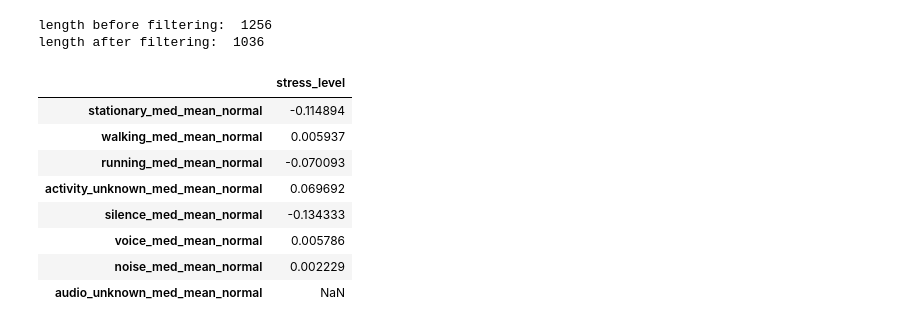
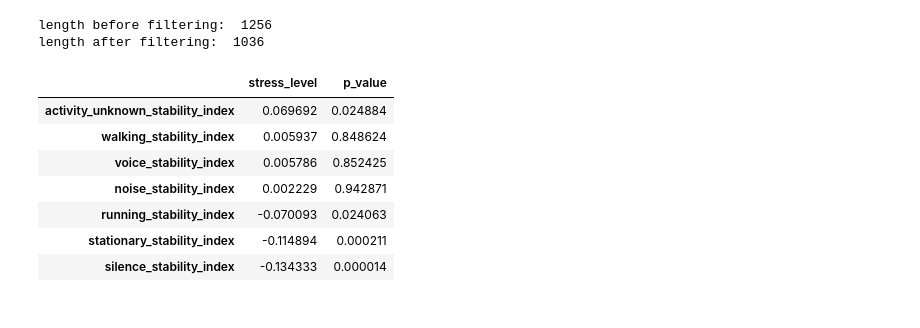
Before and after one commit to behavioral-data/stability-index, a Jupyter notebook: StudentLife/relationship_between_stability_index_and_ema.ipynb, the cells around one changed output. Drawn from its saved outputs; the diff is of its cells as text; code cells hidden in the pictures.

```diff
--- a/StudentLife/relationship_between_stability_index_and_ema.ipynb
+++ b/StudentLife/relationship_between_stability_index_and_ema.ipynb
@@ -568,7 +411,7 @@ def get_filtered_ema_from_table(NUM_GOOD_DAYS_REQUIRED, current_ema):
 table0 = pd.read_csv('table_ema_'+str(TRAINING_WINDOW)+'_'+str(BLOCK_WINDOW)+'.csv')
 # %%
 print('length before filtering: ', len(table0))
-table0 = get_filtered_ema_from_table(7, table0)
+table0 = get_data.get_filtered_ema_from_table(7, table0)
 print('length after filtering: ', len(table0))
 # %% [output]
 length before filtering:  1256
@@ -576,16 +419,24 @@ length after filtering:  1036
 # %%
 corr_table = table0.corr(method ='pearson')
 row_index = [r for r in corr_table.index if "med_mean_normal" in r]
 col_index = [c for c in corr_table.columns if 'level' in c]
 corr_table_small = corr_table.loc[row_index, col_index]
-corr_table_small
+p_table = get_data.get_p_values(table0)
+p_table_small = p_table.loc[row_index, col_index]
+corr_table_small['p_value'] = p_table_small['stress_level']
+corr_table_small = corr_table_small.sort_values(['stress_level'], ascending=False)
+corr_table_small = corr_table_small.drop('audio_unknown_med_mean_normal')
+names = corr_table_small.index
+df_new = corr_table_small
+for name in names:
+    df_new = df_new.rename(index={name: name[:-15] + 'stability_index'})
+df_new
 # %% [output]
-|  | stress_level |
-| stationary_med_mean_normal | -0.114894 |
-| walking_med_mean_normal | 0.005937 |
-| running_med_mean_normal | -0.070093 |
-| activity_unknown_med_mean_normal | 0.069692 |
-| silence_med_mean_normal | -0.134333 |
-| voice_med_mean_normal | 0.005786 |
-| noise_med_mean_normal | 0.002229 |
-| audio_unknown_med_mean_normal | NaN |
+|  | stress_level | p_value |
+| activity_unknown_stability_index | 0.069692 | 0.024884 |
+| walking_stability_index | 0.005937 | 0.848624 |
+| voice_stability_index | 0.005786 | 0.852425 |
+| noise_stability_index | 0.002229 | 0.942871 |
+| running_stability_index | -0.070093 | 0.024063 |
+| stationary_stability_index | -0.114894 | 0.000211 |
+| silence_stability_index | -0.134333 | 0.000014 |
```
Also changed, not shown: parts of 24 cells of this notebook, 1 other file.
